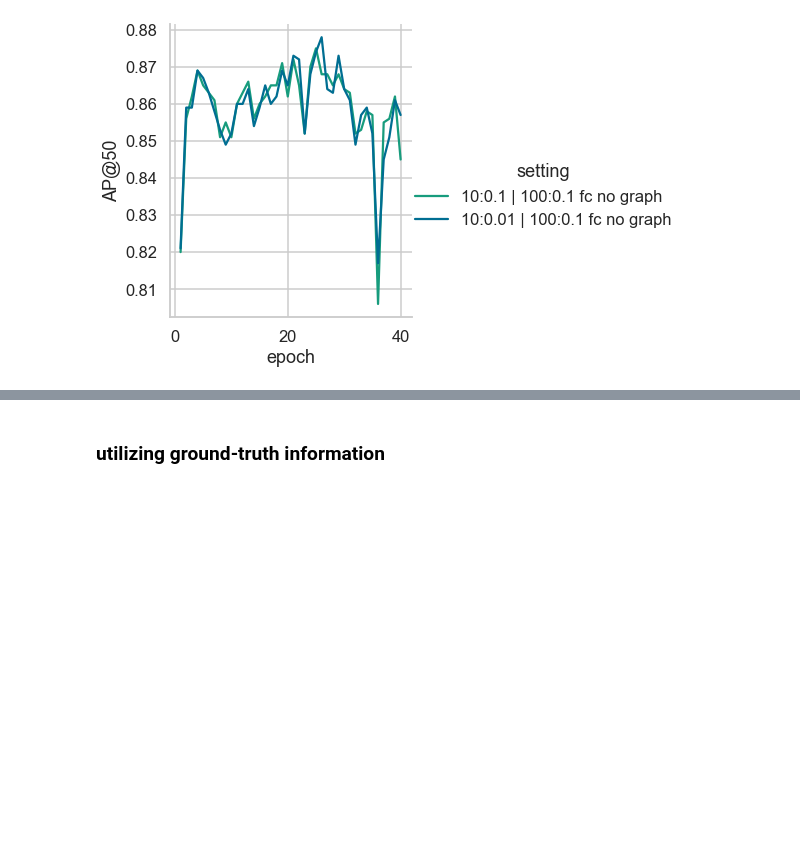
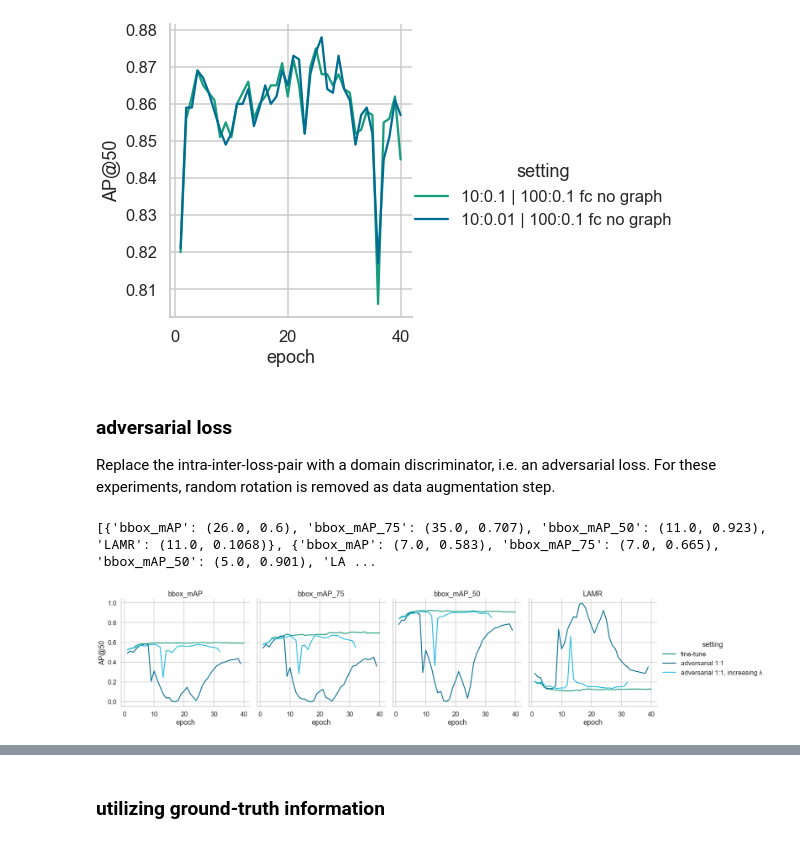
Before and after one commit to ThaddaeusWiedemer/FisheyeSPA, a Jupyter notebook: results/gpa.ipynb, the cells around one changed output, grey strips where cells are left out. Saved outputs shown, nothing was run; the diff lists cells and outputs as text; code cells hidden in the pictures; blank space fills up the shorter version.

```diff
--- a/results/gpa.ipynb
+++ b/results/gpa.ipynb
@@ -403,3 +456,52 @@ print(maxs)
 # %% [output]
 [{'bbox_mAP_50': (25.0, 0.875)}, {'bbox_mAP_50': (26.0, 0.878)}]
 [figure]
+# %% [markdown]
+### adversarial loss
+Replace the intra-inter-loss-pair with a domain discriminator, i.e. an adversarial loss. For these experiments, random rotation is removed as data augmentation step.
+# %%
+from log_analysis import *
+
+sb.set_context('talk')
+sb.set_style('whitegrid')
+sb.set_palette(kit())
+logs = [
+    [
+        'GPA/tuning/coco_piropo_100a_TwoStageDetectorAdaptive_0_0_0_0_fclayer_gTrue_seed_norot.log',
+        'fine-tune'
+    ],
+    # [
+    #     'GPA/tuning/coco_piropo_100a_TwoStageDetectorAdaptive_10_01_100_01_fclayer_gTrue_seed_norot.log',
+    #     'ROI 10:0.1 | RCNN 100:0.1'
+    # ],
+    [
+        'GPA/tuning/coco_piropo_100a_TwoStageDetectorAdaptiveAdversarial_1_1_1_1_fclayer_gTrue_seed_norot.log',
+        'adversarial 1:1'
+    ],
+    [
+        'GPA/tuning/coco_piropo_100a_TwoStageDetectorAdaptiveAdversarial_1_1_1_1_fclayer_gTrue_seed_norot_ann.log',
+        'adversarial 1:1, increasing λ'
+    ],
+    # [
+    #     'GPA/tuning/coco_piropo_100a_TwoStageDetectorAdaptiveAdversarial_01_01_01_01_fclayer_gTrue_seed_norot.log',
+    #     'adversarial 0.1:0.1'
+    # ]
+]
+
+df, maxs = df_from_log(['setting'], ['bbox_mAP', 'bbox_mAP_75', 'bbox_mAP_50', 'LAMR'], logs, get_max=True)
+
+g = sb.relplot(data=df[df['occurrence'] <= 40],
+               x='occurrence',
+               y='value',
+               kind='line',
+               hue='setting',
+               col='metric',
+               height=5,
+               aspect=1.)
+g.set_axis_labels('epoch', 'AP@50')
+g.set_titles(col_template='{col_name}', row_template='')
+print(maxs)
+g.savefig(f'images/tuning_adversarial_all_metrics.svg')
+# %% [output]
+[{'bbox_mAP': (26.0, 0.6), 'bbox_mAP_75': (35.0, 0.707), 'bbox_mAP_50': (11.0, 0.923), 'LAMR': (11.0, 0.1068)}, {'bbox_mAP': (7.0, 0.583), 'bbox_mAP_75': (7.0, 0.665), 'bbox_mAP_50': (5.0, 0.901), 'LA ...
+[figure, added]
```
Also changed, not shown: parts of 8 cells of this notebook, 59 other files.
